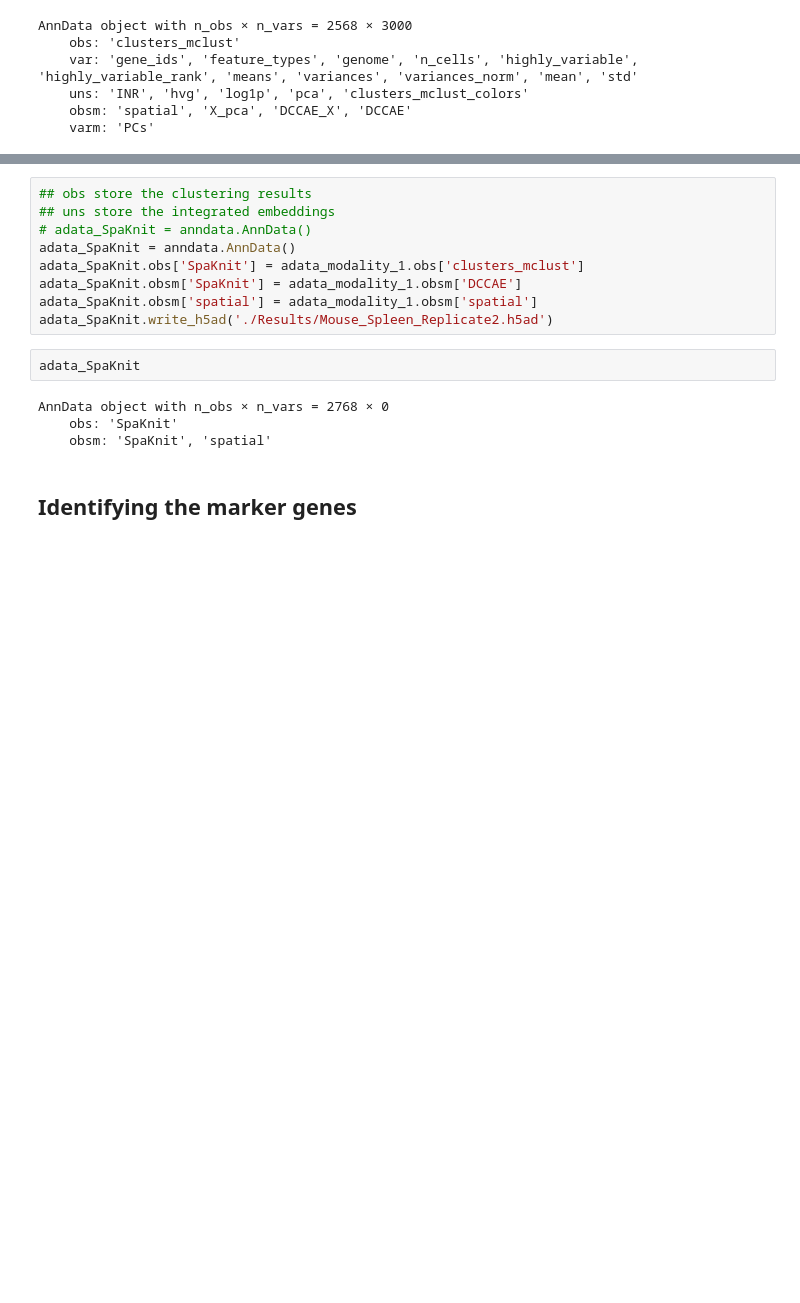
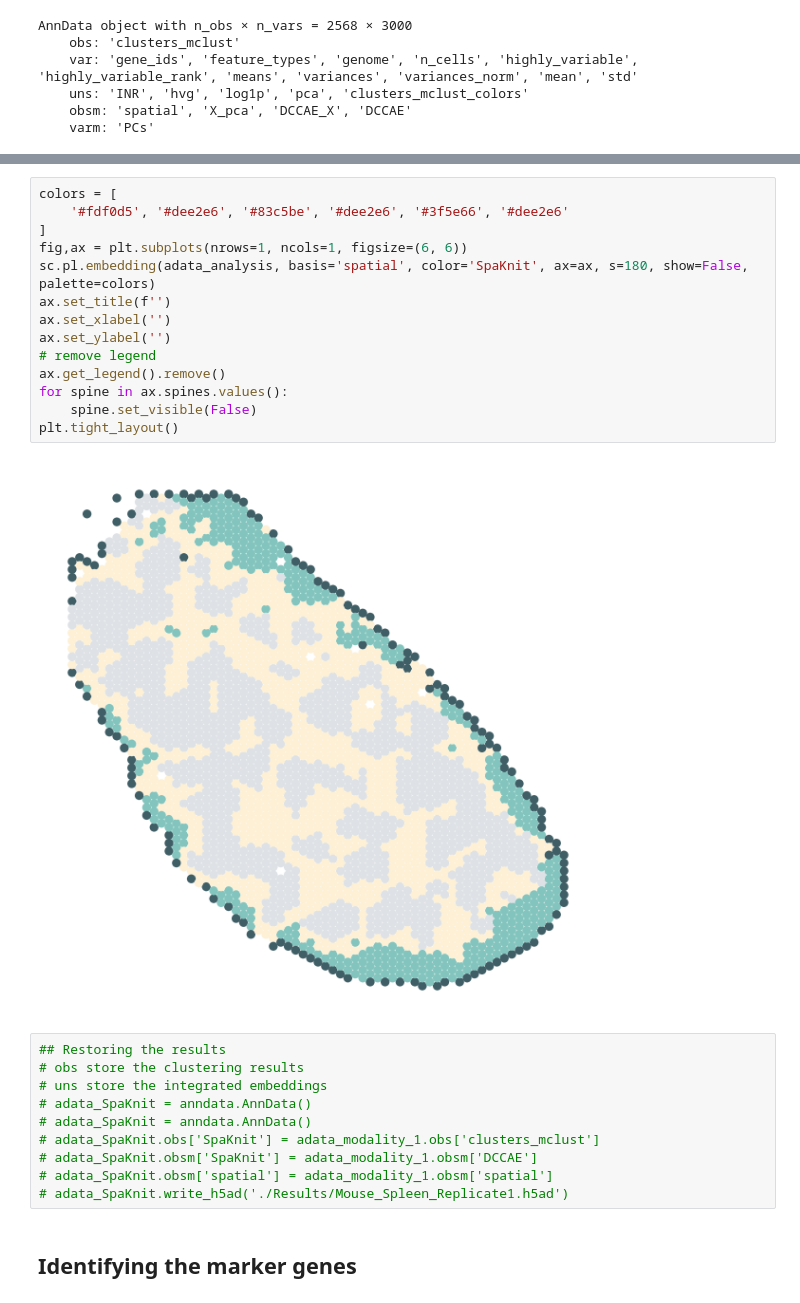
Before and after one commit to XJTU-MingxuanLi/SpaKnit-tutorial, a Jupyter notebook: docs/source/Tutorial_4_Mouse_Spleen.ipynb, the cells around one changed output, grey strips where cells are left out. Cells and saved outputs as stored; diff of their text form; blank space fills up the shorter version.

```diff
--- a/docs/source/Tutorial_4_Mouse_Spleen.ipynb
+++ b/docs/source/Tutorial_4_Mouse_Spleen.ipynb
@@ -93,18 +167,29 @@ ax.get_legend().remove()
+# %%
+colors = [
+    '#fdf0d5', '#dee2e6', '#83c5be', '#dee2e6', '#3f5e66', '#dee2e6'
+]
+fig,ax = plt.subplots(nrows=1, ncols=1, figsize=(6, 6))
+sc.pl.embedding(adata_analysis, basis='spatial', color='SpaKnit', ax=ax, s=180, show=False, palette=colors)
+ax.set_title(f'')
+ax.set_xlabel('')
+ax.set_ylabel('')
+# remove legend
+ax.get_legend().remove()
+for spine in ax.spines.values():
+    spine.set_visible(False)
+plt.tight_layout()
+# %% [output]
+[figure, added]
 # %%
-## obs store the clustering results
-## uns store the integrated embeddings
+## Restoring the results
+# obs store the clustering results
+# uns store the integrated embeddings
 # adata_SpaKnit = anndata.AnnData()
-adata_SpaKnit = anndata.AnnData()
-adata_SpaKnit.obs['SpaKnit'] = adata_modality_1.obs['clusters_mclust']
-adata_SpaKnit.obsm['SpaKnit'] = adata_modality_1.obsm['DCCAE']
-adata_SpaKnit.obsm['spatial'] = adata_modality_1.obsm['spatial']
-adata_SpaKnit.write_h5ad('./Results/Mouse_Spleen_Replicate2.h5ad')
+# adata_SpaKnit = anndata.AnnData()
+# adata_SpaKnit.obs['SpaKnit'] = adata_modality_1.obs['clusters_mclust']
+# adata_SpaKnit.obsm['SpaKnit'] = adata_modality_1.obsm['DCCAE']
+# adata_SpaKnit.obsm['spatial'] = adata_modality_1.obsm['spatial']
+# adata_SpaKnit.write_h5ad('./Results/Mouse_Spleen_Replicate1.h5ad')
-# %%
-adata_SpaKnit
-# %% [output]
-AnnData object with n_obs × n_vars = 2768 × 0
-    obs: 'SpaKnit'
-    obsm: 'SpaKnit', 'spatial'
 # %% [markdown]
 ## Identifying the marker genes
 # %%
```
Also changed, not shown: parts of 18 cells of this notebook.
